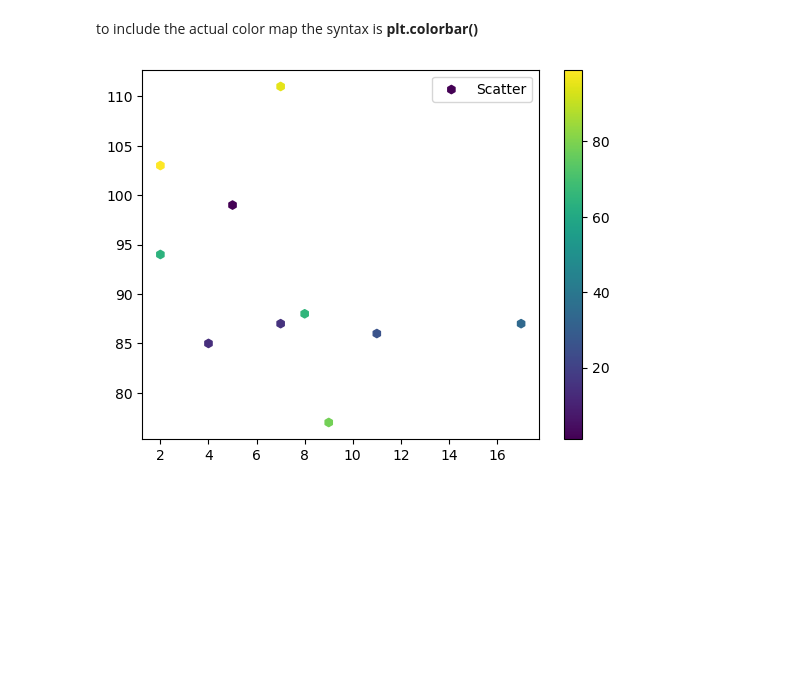
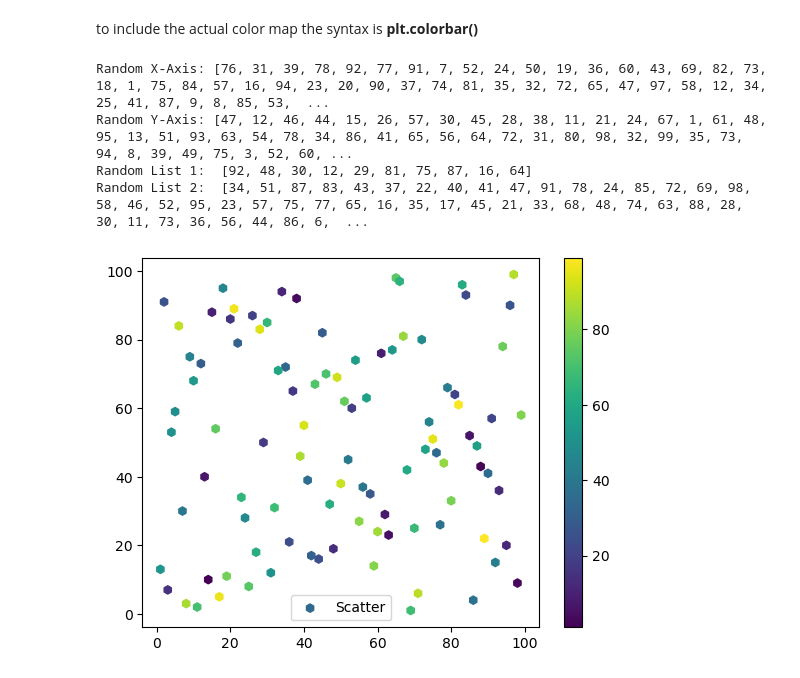
Before and after one commit to jabedkhanjb/Matplotlib, a Jupyter notebook: Matplotlib 9 Scatter/Scatter Plot.ipynb, the cells around one changed output. Saved outputs shown, nothing was run; the diff lists cells and outputs as text; code cells hidden in the pictures; blank space fills up the shorter version.

Commit message:
Scatter modified with random array declaring

```diff
--- a/Matplotlib 9 Scatter/Scatter Plot.ipynb
+++ b/Matplotlib 9 Scatter/Scatter Plot.ipynb
@@ -117,18 +117,38 @@ to include the actual color map the syntax is <b>plt.colorbar()</b>
 # %%
 import matplotlib.pyplot as plt
 import numpy as np
+import random
 
-x = np.array([5,7,8,7,2,17,2,9,4,11])
-y = np.array([99,87,88,111,103,87,94,77,85,86])
+ranx = random.sample(range(1, 100), 99)
+print(f"Random X-Axis: {ranx}")
+
+rany = random.sample(range(1, 100), 99)
+print(f"Random Y-Axis: {rany}")
+
+x = np.array([ranx])
+y = np.array([rany])
+
+randomlist = []
+for i in range(10):
+    ran = random.randint(1, 100)
+    randomlist.append(ran)
+print("Random List 1: ", randomlist)
+
+randomlist2 = random.sample(range(1, 100), 99)
+print("Random List 2: ", randomlist2)
 
 colors = np.array([1, 15, 65, 95, 99, 34, 64, 78, 14, 26])
 
 # cmap = "viridis" is used for specify the color map according to the percentage of the number
-plt.scatter(x,y, marker="h", c=colors, cmap="viridis")
+plt.scatter(x,y, marker="h", c=randomlist2, cmap="viridis")
 # color bar
 plt.colorbar()
 
 plt.legend(["Scatter"])
 plt.show()
 # %% [output]
+Random X-Axis: [76, 31, 39, 78, 92, 77, 91, 7, 52, 24, 50, 19, 36, 60, 43, 69, 82, 73, 18, 1, 75, 84, 57, 16, 94, 23, 20, 90, 37, 74, 81, 35, 32, 72, 65, 47, 97, 58, 12, 34, 25, 41, 87, 9, 8, 85, 53,  ...
+Random Y-Axis: [47, 12, 46, 44, 15, 26, 57, 30, 45, 28, 38, 11, 21, 24, 67, 1, 61, 48, 95, 13, 51, 93, 63, 54, 78, 34, 86, 41, 65, 56, 64, 72, 31, 80, 98, 32, 99, 35, 73, 94, 8, 39, 49, 75, 3, 52, 60, ...
+Random List 1:  [92, 48, 30, 12, 29, 81, 75, 87, 16, 64]
+Random List 2:  [34, 51, 87, 83, 43, 37, 22, 40, 41, 47, 91, 78, 24, 85, 72, 69, 98, 58, 46, 52, 95, 23, 57, 75, 77, 65, 16, 35, 17, 45, 21, 33, 68, 48, 74, 63, 88, 28, 30, 11, 73, 36, 56, 44, 86, 6,  ...
-[figure, old version]
+[figure, new version]
```
Also changed, not shown: parts of 1 cell of this notebook.
